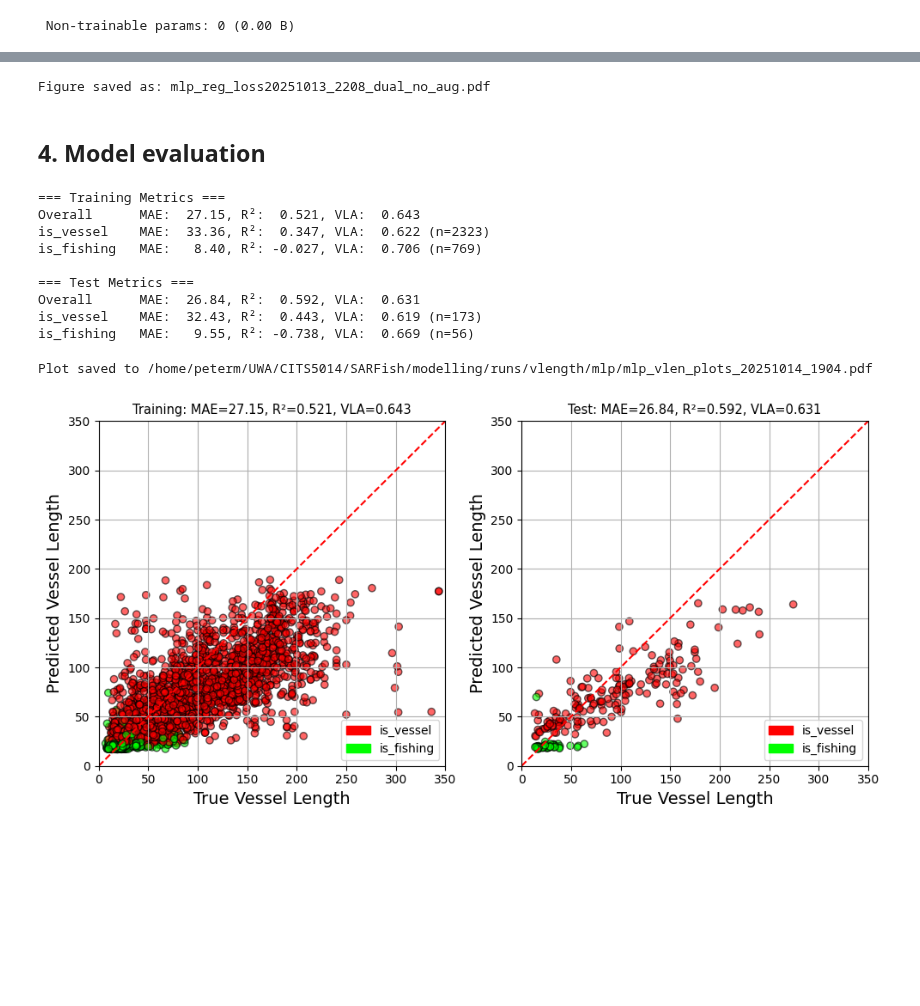
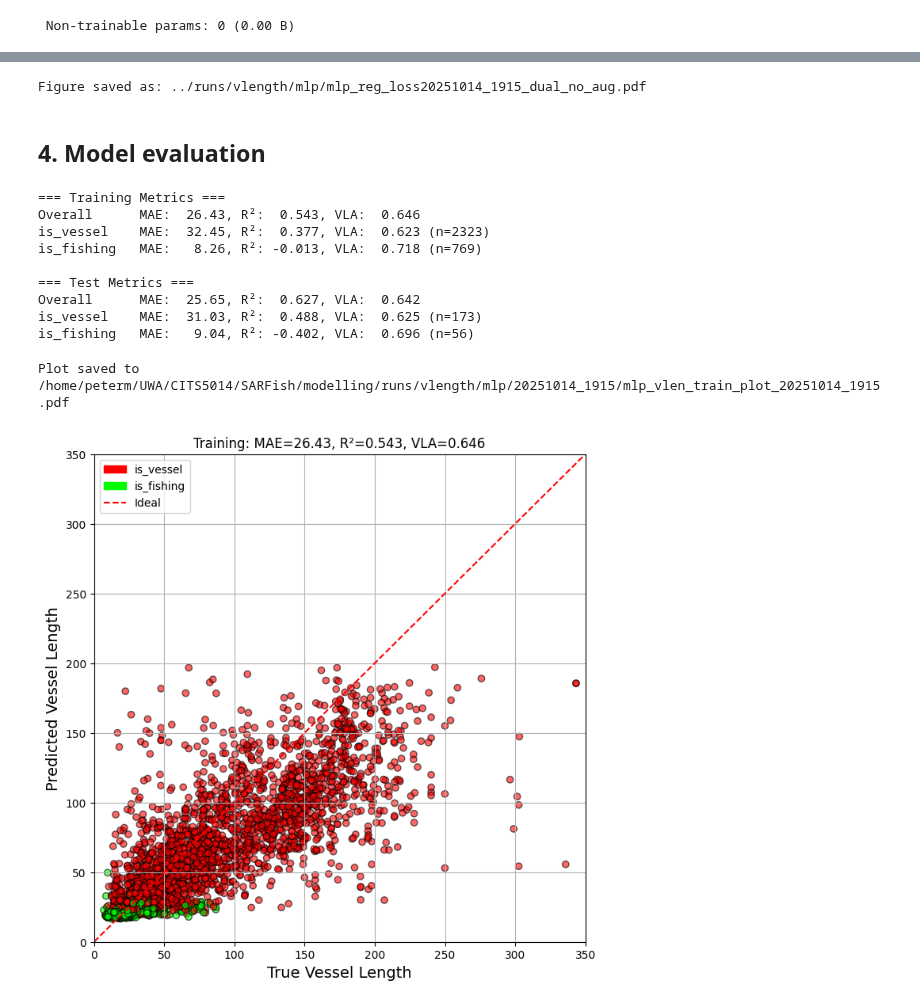
Before and after one commit to pmillitz/SARship-detect, a Jupyter notebook: modelling/notebooks/vlen_mlp_regressor.ipynb, the cells around one changed output, grey strips where cells are left out. Saved outputs shown, nothing was run; the diff lists cells and outputs as text; code cells hidden in the pictures; blank space fills up the shorter version.

Commit message:
plot formatting changes

```diff
--- a/modelling/notebooks/vlen_mlp_regressor.ipynb
+++ b/modelling/notebooks/vlen_mlp_regressor.ipynb
@@ -166,5 +194,5 @@ fig = plot_learning_curves(history, title=None, figsize=(6, 4))
 # %%
-#save_fig(fig_name="mlp_reg_loss20251013_2208_dual_no_aug", fig_extension="pdf", resolution=300, fig=fig)
+save_fig(fig_name="../runs/vlength/mlp/mlp_reg_loss20251014_1915_dual_no_aug", fig_extension="pdf", resolution=300, fig=fig)
 # %% [output]
-Figure saved as: mlp_reg_loss20251013_2208_dual_no_aug.pdf
+Figure saved as: ../runs/vlength/mlp/mlp_reg_loss20251014_1915_dual_no_aug.pdf
 # %%
@@ -172,7 +200,7 @@ Figure saved as: mlp_reg_loss20251013_2208_dual_no_aug.pdf
 # %% [markdown]
 ## 4. Model evaluation
 # %%
-#model = keras.models.load_model("../runs/vlength/mlp/mlp_model_20251010_0932_dual_no_aug.keras", custom_objects={'loss_function': loss_function})
+model = keras.models.load_model("../runs/vlength/mlp/mlp_model_20251014_1915_dual_no_aug.keras", custom_objects={'loss_function': loss_function})
 # %%
 # y_train_pred = make_predictions(best_model, X_train, y_scaler)
 # y_val_pred = make_predictions(best_model, X_val, y_scaler)
@@ -189,32 +217,32 @@ train_mlp_metrics = calculate_metrics_by_class(y_train, y_train_pred, X_train[:,
 test_mlp_metrics = calculate_metrics_by_class(y_test, y_test_pred, X_test[:, -1], "Test")
 # %% [output]
 === Training Metrics ===
-Overall      MAE:  27.15, R²:  0.521, VLA:  0.643
-is_vessel    MAE:  33.36, R²:  0.347, VLA:  0.622 (n=2323)
-is_fishing   MAE:   8.40, R²: -0.027, VLA:  0.706 (n=769)
+Overall      MAE:  26.43, R²:  0.543, VLA:  0.646
+is_vessel    MAE:  32.45, R²:  0.377, VLA:  0.623 (n=2323)
+is_fishing   MAE:   8.26, R²: -0.013, VLA:  0.718 (n=769)
 
 === Test Metrics ===
-Overall      MAE:  26.84, R²:  0.592, VLA:  0.631
-is_vessel    MAE:  32.43, R²:  0.443, VLA:  0.619 (n=173)
-is_fishing   MAE:   9.55, R²: -0.738, VLA:  0.669 (n=56)
+Overall      MAE:  25.65, R²:  0.627, VLA:  0.642
+is_vessel    MAE:  31.03, R²:  0.488, VLA:  0.625 (n=173)
+is_fishing   MAE:   9.04, R²: -0.402, VLA:  0.696 (n=56)
 # %%
 # Display predicted versus true vessel length plots for each split (use the rf regressor plot function)
 
 # Prepare plot data dictionary - extract 'overall' metrics
 plot_data = {
     'train_true': y_train, 'train_pred': y_train_pred,
     #'val_true': y_val, 'val_pred': y_val_pred,
     'test_true': y_test, 'test_pred': y_test_pred,
     'train_metrics': train_mlp_metrics['overall'],
     #'val_metrics': val_mlp_metrics['overall'],
     'test_metrics': test_mlp_metrics['overall'],
     'train_classes': X_train[:, -1],
     #'val_classes': X_val[:, -1],
     'test_classes': X_test[:, -1]
 }
 
 # Generate all three plots side by side
-plot_results(plot_data, save_path='mlp_vlen_plots_20251014_1904.pdf', log_dir=f"/home/peterm/UWA/CITS5014/SARFish/modelling/runs/vlength/mlp/")
+plot_results(plot_data, save_path='mlp_vlen_train_plot_20251014_1915.pdf', log_dir=f"/home/peterm/UWA/CITS5014/SARFish/modelling/runs/vlength/mlp/20251014_1915", split='train')
 # %% [output]
-Plot saved to /home/peterm/UWA/CITS5014/SARFish/modelling/runs/vlength/mlp/mlp_vlen_plots_20251014_1904.pdf
+Plot saved to /home/peterm/UWA/CITS5014/SARFish/modelling/runs/vlength/mlp/20251014_1915/mlp_vlen_train_plot_20251014_1915.pdf
-[figure, old version]
+[figure, new version]
```
Also changed, not shown: parts of 5 cells of this notebook, 1 other file.
